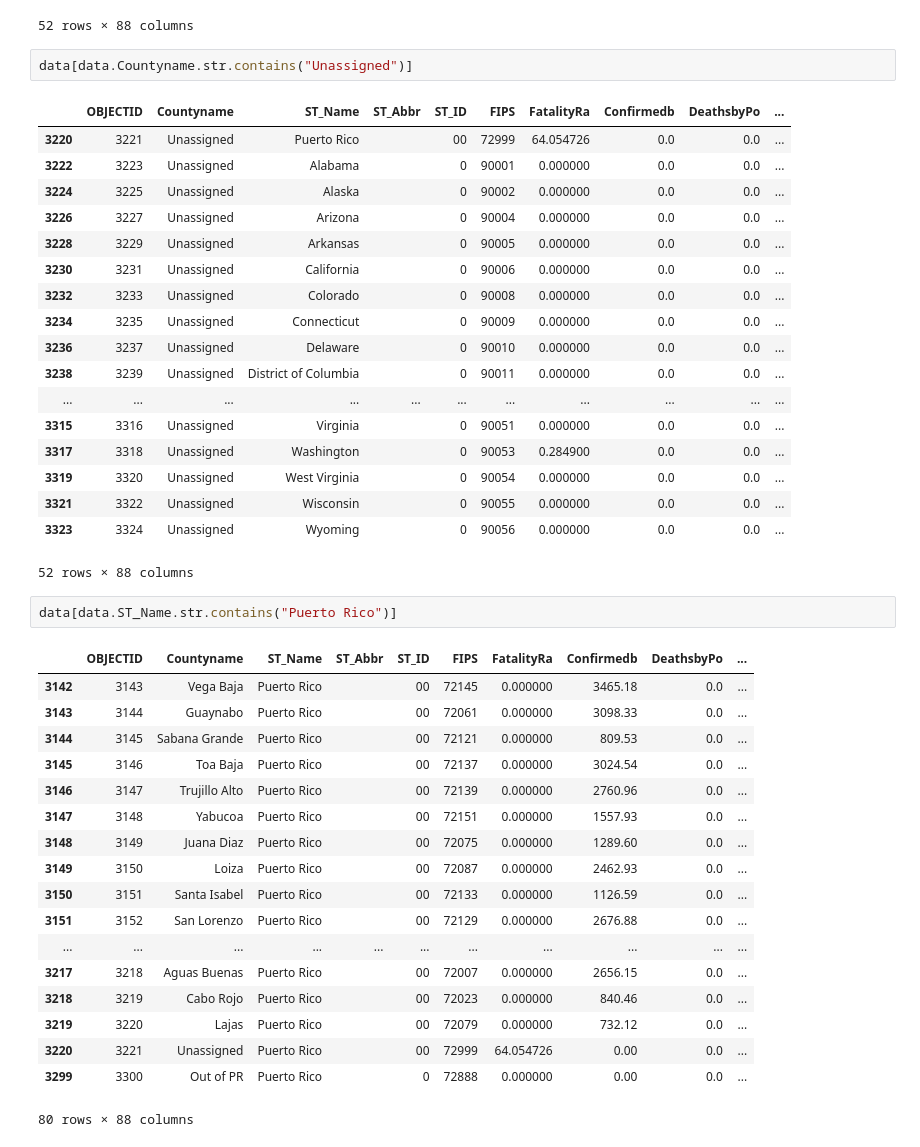
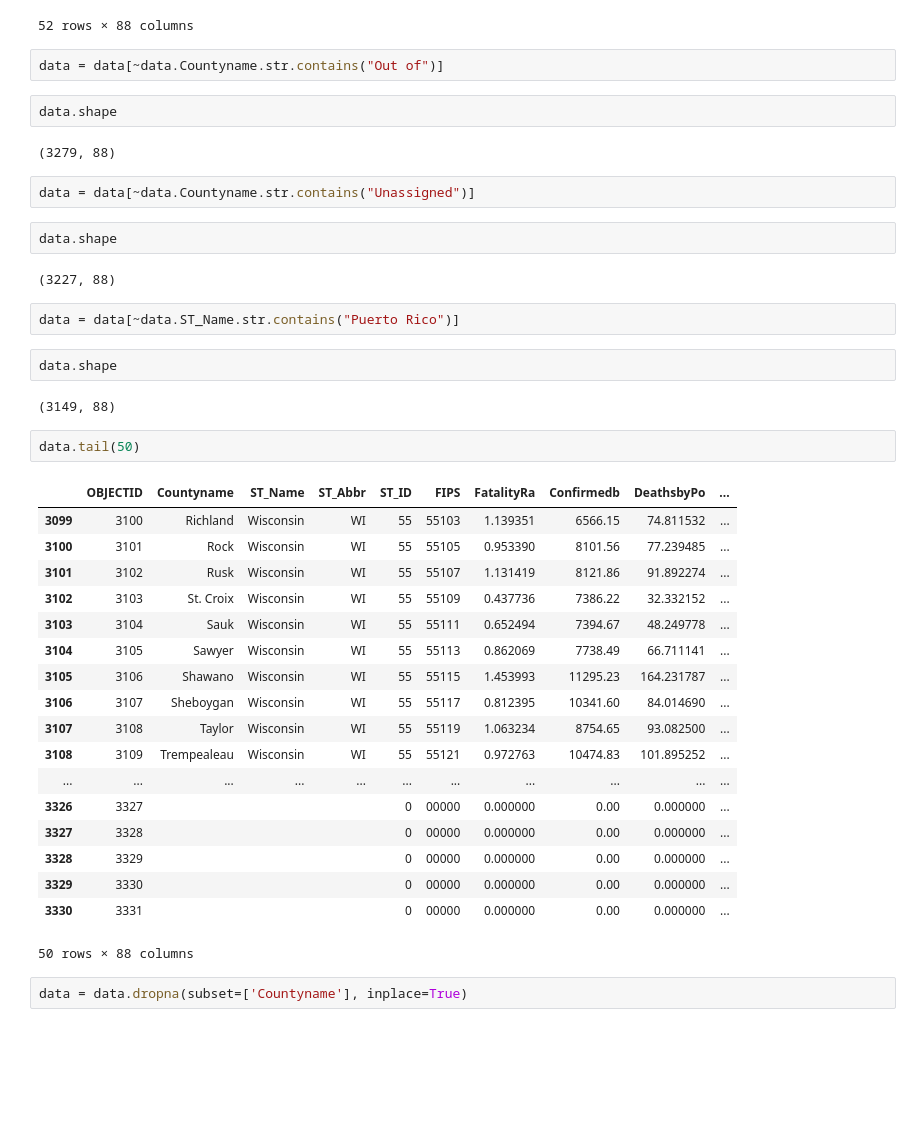
Before and after one commit to datascisteven/The-Masked-Politic, a Jupyter notebook: Phase_3_Project.ipynb, the cells around one changed output. Cells and saved outputs as stored; diff of their text form; blank space fills up the shorter version.

```diff
--- a/Phase_3_Project.ipynb
+++ b/Phase_3_Project.ipynb
@@ -248,45 +252,44 @@ data[data.Countyname.str.contains("Out of")]
 | 3320 | 3321 | Out of WI | Wisconsin |  | 0 | 80055 | 0.000000 | 0.0 | 0.0 | ... |
 | 3322 | 3323 | Out of WY | Wyoming |  | 0 | 80056 | 0.000000 | 0.0 | 0.0 | ... |
 52 rows × 88 columns
+# %%
+data = data[~data.Countyname.str.contains("Out of")]
+# %%
+data.shape
+# %% [output]
+(3279, 88)
 # %%
-data[data.Countyname.str.contains("Unassigned")]
+data = data[~data.Countyname.str.contains("Unassigned")]
-# %% [output]
-|  | OBJECTID | Countyname | ST_Name | ST_Abbr | ST_ID | FIPS | FatalityRa | Confirmedb | DeathsbyPo | ... |
-| 3220 | 3221 | Unassigned | Puerto Rico |  | 00 | 72999 | 64.054726 | 0.0 | 0.0 | ... |
-| 3222 | 3223 | Unassigned | Alabama |  | 0 | 90001 | 0.000000 | 0.0 | 0.0 | ... |
-| 3224 | 3225 | Unassigned | Alaska |  | 0 | 90002 | 0.000000 | 0.0 | 0.0 | ... |
-| 3226 | 3227 | Unassigned | Arizona |  | 0 | 90004 | 0.000000 | 0.0 | 0.0 | ... |
-| 3228 | 3229 | Unassigned | Arkansas |  | 0 | 90005 | 0.000000 | 0.0 | 0.0 | ... |
-| 3230 | 3231 | Unassigned | California |  | 0 | 90006 | 0.000000 | 0.0 | 0.0 | ... |
-| 3232 | 3233 | Unassigned | Colorado |  | 0 | 90008 | 0.000000 | 0.0 | 0.0 | ... |
-| 3234 | 3235 | Unassigned | Connecticut |  | 0 | 90009 | 0.000000 | 0.0 | 0.0 | ... |
-| 3236 | 3237 | Unassigned | Delaware |  | 0 | 90010 | 0.000000 | 0.0 | 0.0 | ... |
-| 3238 | 3239 | Unassigned | District of Columbia |  | 0 | 90011 | 0.000000 | 0.0 | 0.0 | ... |
-| ... | ... | ... | ... | ... | ... | ... | ... | ... | ... | ... |
-| 3315 | 3316 | Unassigned | Virginia |  | 0 | 90051 | 0.000000 | 0.0 | 0.0 | ... |
-| 3317 | 3318 | Unassigned | Washington |  | 0 | 90053 | 0.284900 | 0.0 | 0.0 | ... |
-| 3319 | 3320 | Unassigned | West Virginia |  | 0 | 90054 | 0.000000 | 0.0 | 0.0 | ... |
-| 3321 | 3322 | Unassigned | Wisconsin |  | 0 | 90055 | 0.000000 | 0.0 | 0.0 | ... |
-| 3323 | 3324 | Unassigned | Wyoming |  | 0 | 90056 | 0.000000 | 0.0 | 0.0 | ... |
-52 rows × 88 columns
+# %%
+data.shape
+# %% [output]
+(3227, 88)
 # %%
-data[data.ST_Name.str.contains("Puerto Rico")]
+data = data[~data.ST_Name.str.contains("Puerto Rico")]
-# %% [output]
-|  | OBJECTID | Countyname | ST_Name | ST_Abbr | ST_ID | FIPS | FatalityRa | Confirmedb | DeathsbyPo | ... |
-| 3142 | 3143 | Vega Baja | Puerto Rico |  | 00 | 72145 | 0.000000 | 3465.18 | 0.0 | ... |
-| 3143 | 3144 | Guaynabo | Puerto Rico |  | 00 | 72061 | 0.000000 | 3098.33 | 0.0 | ... |
-| 3144 | 3145 | Sabana Grande | Puerto Rico |  | 00 | 72121 | 0.000000 | 809.53 | 0.0 | ... |
-| 3145 | 3146 | Toa Baja | Puerto Rico |  | 00 | 72137 | 0.000000 | 3024.54 | 0.0 | ... |
-| 3146 | 3147 | Trujillo Alto | Puerto Rico |  | 00 | 72139 | 0.000000 | 2760.96 | 0.0 | ... |
-| 3147 | 3148 | Yabucoa | Puerto Rico |  | 00 | 72151 | 0.000000 | 1557.93 | 0.0 | ... |
-| 3148 | 3149 | Juana Diaz | Puerto Rico |  | 00 | 72075 | 0.000000 | 1289.60 | 0.0 | ... |
-| 3149 | 3150 | Loiza | Puerto Rico |  | 00 | 72087 | 0.000000 | 2462.93 | 0.0 | ... |
-| 3150 | 3151 | Santa Isabel | Puerto Rico |  | 00 | 72133 | 0.000000 | 1126.59 | 0.0 | ... |
-| 3151 | 3152 | San Lorenzo | Puerto Rico |  | 00 | 72129 | 0.000000 | 2676.88 | 0.0 | ... |
-| ... | ... | ... | ... | ... | ... | ... | ... | ... | ... | ... |
-| 3217 | 3218 | Aguas Buenas | Puerto Rico |  | 00 | 72007 | 0.000000 | 2656.15 | 0.0 | ... |
-| 3218 | 3219 | Cabo Rojo | Puerto Rico |  | 00 | 72023 | 0.000000 | 840.46 | 0.0 | ... |
-| 3219 | 3220 | Lajas | Puerto Rico |  | 00 | 72079 | 0.000000 | 732.12 | 0.0 | ... |
-| 3220 | 3221 | Unassigned | Puerto Rico |  | 00 | 72999 | 64.054726 | 0.00 | 0.0 | ... |
-| 3299 | 3300 | Out of PR | Puerto Rico |  | 0 | 72888 | 0.000000 | 0.00 | 0.0 | ... |
-80 rows × 88 columns
+# %%
+data.shape
+# %% [output]
+(3149, 88)
+# %%
+data.tail(50)
+# %% [output]
+|  | OBJECTID | Countyname | ST_Name | ST_Abbr | ST_ID | FIPS | FatalityRa | Confirmedb | DeathsbyPo | ... |
+| 3099 | 3100 | Richland | Wisconsin | WI | 55 | 55103 | 1.139351 | 6566.15 | 74.811532 | ... |
+| 3100 | 3101 | Rock | Wisconsin | WI | 55 | 55105 | 0.953390 | 8101.56 | 77.239485 | ... |
+| 3101 | 3102 | Rusk | Wisconsin | WI | 55 | 55107 | 1.131419 | 8121.86 | 91.892274 | ... |
+| 3102 | 3103 | St. Croix | Wisconsin | WI | 55 | 55109 | 0.437736 | 7386.22 | 32.332152 | ... |
+| 3103 | 3104 | Sauk | Wisconsin | WI | 55 | 55111 | 0.652494 | 7394.67 | 48.249778 | ... |
+| 3104 | 3105 | Sawyer | Wisconsin | WI | 55 | 55113 | 0.862069 | 7738.49 | 66.711141 | ... |
+| 3105 | 3106 | Shawano | Wisconsin | WI | 55 | 55115 | 1.453993 | 11295.23 | 164.231787 | ... |
+| 3106 | 3107 | Sheboygan | Wisconsin | WI | 55 | 55117 | 0.812395 | 10341.60 | 84.014690 | ... |
+| 3107 | 3108 | Taylor | Wisconsin | WI | 55 | 55119 | 1.063234 | 8754.65 | 93.082500 | ... |
+| 3108 | 3109 | Trempealeau | Wisconsin | WI | 55 | 55121 | 0.972763 | 10474.83 | 101.895252 | ... |
+| ... | ... | ... | ... | ... | ... | ... | ... | ... | ... | ... |
+| 3326 | 3327 |  |  |  | 0 | 00000 | 0.000000 | 0.00 | 0.000000 | ... |
+| 3327 | 3328 |  |  |  | 0 | 00000 | 0.000000 | 0.00 | 0.000000 | ... |
+| 3328 | 3329 |  |  |  | 0 | 00000 | 0.000000 | 0.00 | 0.000000 | ... |
+| 3329 | 3330 |  |  |  | 0 | 00000 | 0.000000 | 0.00 | 0.000000 | ... |
+| 3330 | 3331 |  |  |  | 0 | 00000 | 0.000000 | 0.00 | 0.000000 | ... |
+50 rows × 88 columns
+# %%
+data = data.dropna(subset=['Countyname'], inplace=True)
```
Also changed, not shown: parts of 2 cells of this notebook.
